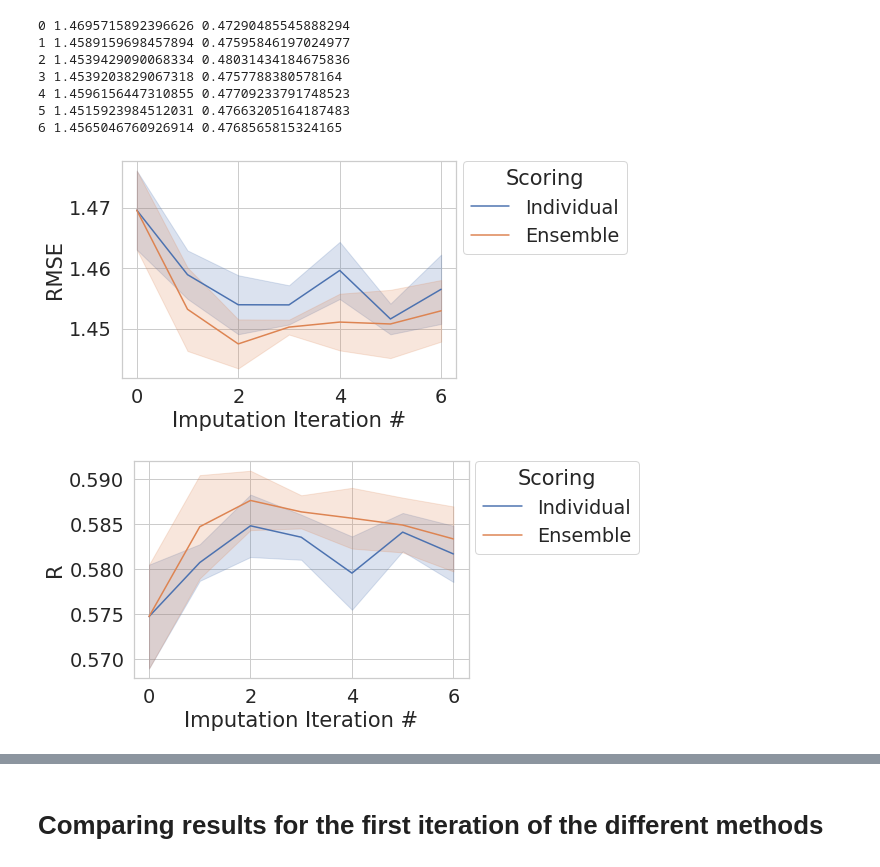
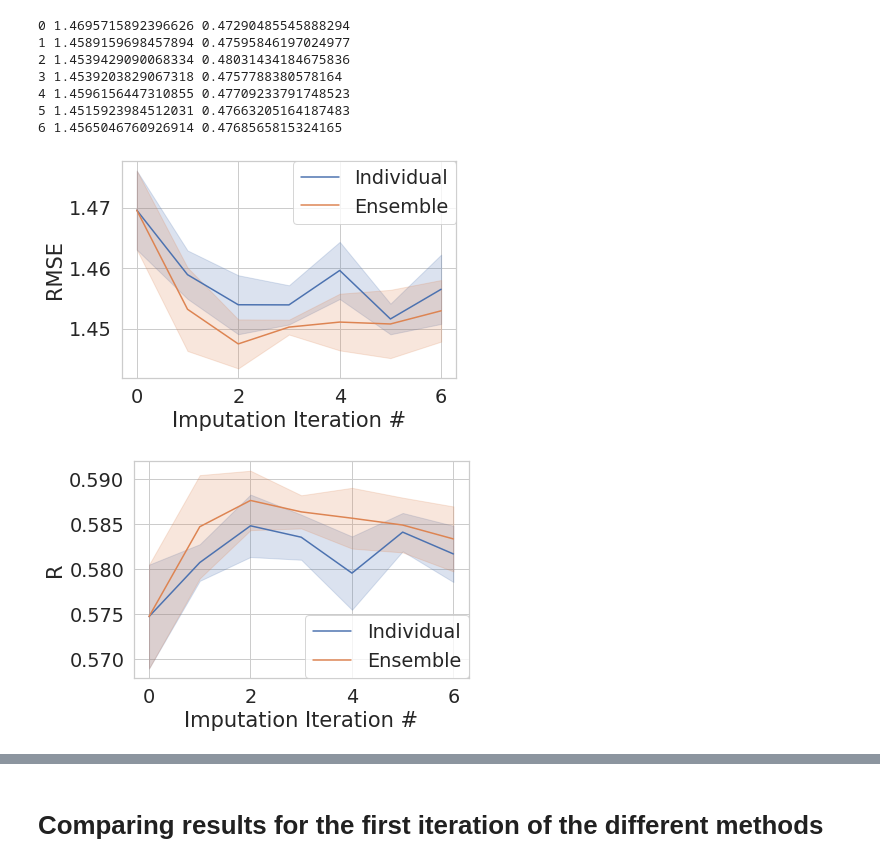
Before and after one commit to francoep/ImputationPaper, a Jupyter notebook: generate_figures.ipynb, the cells around one changed output, grey strips where cells are left out. Cells and saved outputs as stored; diff of their text form; code cells hidden in the pictures.

Commit message:
Updating figures and evaluation commands after first draft edits

```diff
--- a/generate_figures.ipynb
+++ b/generate_figures.ipynb
@@ -110,13 +110,13 @@ for imp in set(ens['Imputation Iteration #']):
 6 1.4565046760926914 0.4768565815324165
 # %%
 sns.lineplot(data=df,x='Imputation Iteration #',y='RMSE',hue='Scoring',ci='sd')
-plt.legend(bbox_to_anchor=(1.02,1),loc='upper left',borderaxespad=0,title='Scoring')
+plt.legend(loc='best',borderaxespad=0,title='')
 plt.savefig('figures/InitialImpRMSE.pdf',bbox_inches='tight')
 # %% [output]
-[figure, old version]
+[figure, new version]
 # %%
 sns.lineplot(data=df,x='Imputation Iteration #',y='R',hue='Scoring',ci='sd')
-plt.legend(bbox_to_anchor=(1.02,1),loc='upper left',borderaxespad=0,title='Scoring')
+plt.legend(loc='best',borderaxespad=0,title='')
 plt.savefig('figures/InitialImpR.pdf',bbox_inches='tight')
 # %% [output]
-[figure, old version]
+[figure, new version]
```
Also changed, not shown: parts of 13 cells of this notebook, 17 other files.
